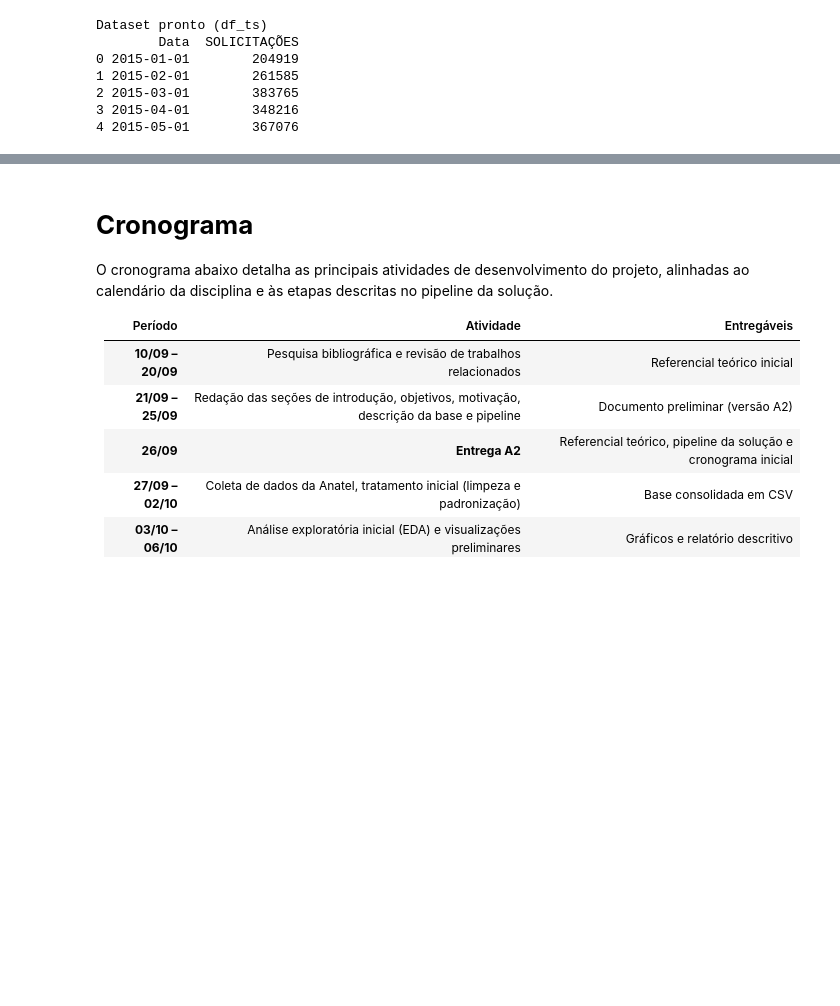
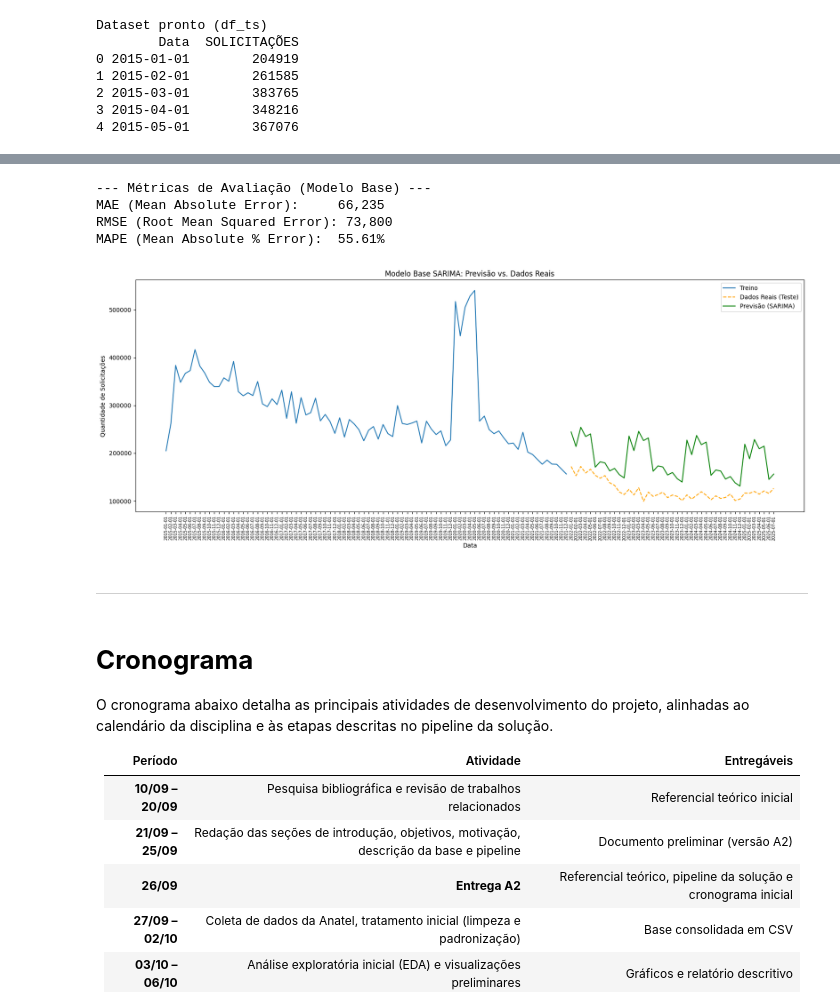
Before and after one commit to Cassimirogustavo/Projeto-Aplicado-4, a Jupyter notebook: cd_projeto_aplicado_IV_entrega_3.ipynb, the cells around one changed output, grey strips where cells are left out. Saved outputs shown, nothing was run; the diff lists cells and outputs as text; code cells hidden in the pictures; blank space fills up the shorter version.

Commit message:
Modelo Base

```diff
--- a/cd_projeto_aplicado_IV_entrega_3.ipynb
+++ b/cd_projeto_aplicado_IV_entrega_3.ipynb
@@ -660,0 +710,9 @@ text
+# %%
+df_ts = pd.read_csv("dados_modelo.csv", delimiter=';')
+df_ts = df_ts.set_index('Data')
+# %%
+# 2. Preparação dos dados
+# Usaremos o 'df_ts' (total de solicitações por mês) criado na etapa anterior
+# Certifique-se de que o índice é um DatetimeIndex (já feito)
+df_ts.index.freq = 'MS' # 'Month Start' frequency
+data_modelagem = df_ts['SOLICITAÇÕES']
@@ -660,0 +781,14 @@ text
+# %%
+# 5. Realização das Previsões e Avaliação
+# Só podemos avaliar se o dataset de teste não estiver vazio
+if not teste.empty:
+    n_periodos_teste = len(teste)
+    previsoes_sarima = modelo_base_sarima.predict(n_periods=n_periodos_teste)
+
+    # Criar um DataFrame para as previsões com o índice correto (datas do período de teste)
+    previsoes_sarima_df = pd.DataFrame(previsoes_sarima, index=teste.index, columns=['Previsão'])
+
+    print("\n--- Previsões Geradas ---")
+    print(previsoes_sarima_df.head())
+else:
+    print("\n--- Avaliação e Visualização puladas (dataset de teste vazio) ---")
@@ -661,3 +804,43 @@ text
+# %%
+if not teste.empty:
+    # 6. Avaliação do Modelo Base
+    # Métricas MAE, RMSE, MAPE
+
+    mae = mean_absolute_error(teste, previsoes_sarima)
+    rmse = sqrt(mean_squared_error(teste, previsoes_sarima))
+    # Calcular MAPE (Mean Absolute Percentage Error)
+    mape = mean_absolute_percentage_error(teste, previsoes_sarima) * 100
+
+    print("\n--- Métricas de Avaliação (Modelo Base) ---")
+    print(f'MAE (Mean Absolute Error):     {mae:,.0f}')
+    print(f'RMSE (Root Mean Squared Error): {rmse:,.0f}')
+    print(f'MAPE (Mean Absolute % Error):  {mape:.2f}%')
+else:
+    print("\n--- Avaliação e Visualização puladas (dataset de teste vazio) ---")
+# %% [output]
+--- Métricas de Avaliação (Modelo Base) ---
+MAE (Mean Absolute Error):     66,235
+RMSE (Root Mean Squared Error): 73,800
+MAPE (Mean Absolute % Error):  55.61%
+# %%
+if	not teste.empty:
+    # 7. Visualização dos Resultados
+    plt.figure(figsize=(20, 7))
+    plt.plot(treino.index, treino, label='Treino')
+    plt.plot(teste.index, teste, label='Dados Reais (Teste)', color='orange', linestyle='--')
+    plt.plot(previsoes_sarima_df.index, previsoes_sarima_df['Previsão'], label='Previsão (SARIMA)', color='green')
+    plt.title('Modelo Base SARIMA: Previsão vs. Dados Reais')
+    plt.xlabel('Data')
+    plt.ylabel('Quantidade de Solicitações')
+    plt.xticks(fontsize=7, rotation=90)
+    plt.legend()
+    plt.show()
+else:
+    print("\n--- Avaliação e Visualização puladas (dataset de teste vazio) ---")
+# %% [output]
+[figure, added]
+# %% [markdown]
+---
 # %% [markdown]
 # **Cronograma**
 
```
Also changed, not shown: parts of 7 cells of this notebook, 3 other files.
